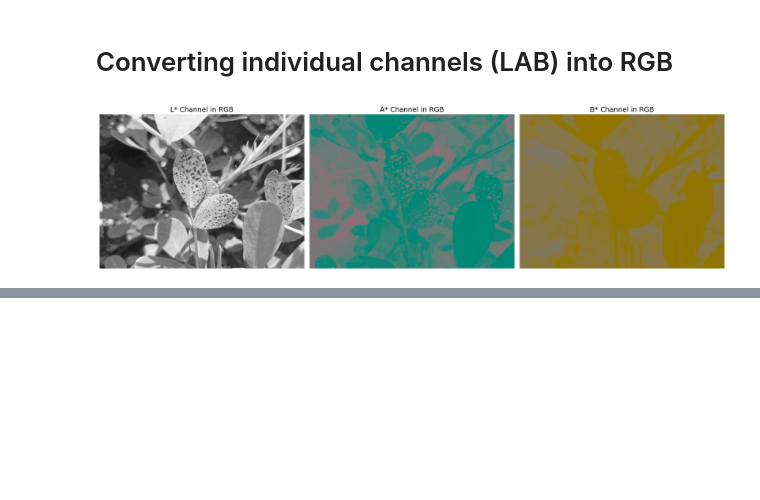
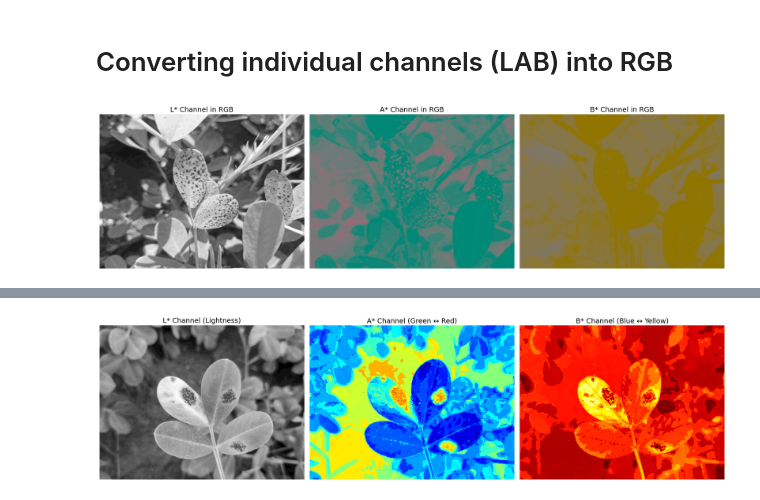
Before and after one commit to sap-tarshi-ghosh/Image-Processing-Tutorial, a Jupyter notebook: code/channel_visualization.ipynb, the cells around one changed output, grey strips where cells are left out. Cells and saved outputs as stored; diff of their text form; code cells hidden in the pictures; blank space fills up the shorter version.

Commit message:
Channel Normalization Pseudocolor (False Color) Mapping

```diff
--- a/code/channel_visualization.ipynb
+++ b/code/channel_visualization.ipynb
@@ -249,0 +260,88 @@ plt.show()
+# %%
+# ============================================================
+# PROFESSIONAL LAB CHANNEL VISUALIZATION
+# ============================================================
+
+import cv2
+import numpy as np
+import matplotlib.pyplot as plt
+
+
+# ============================================================
+# READ IMAGE
+# ============================================================
+
+image_path = "/content/Alternaria Leaf Spot (2).jpg"
+
+bgr_image = cv2.imread(image_path)
+
+if bgr_image is None:
+    raise FileNotFoundError("Image not found.")
+
+rgb_image = cv2.cvtColor(bgr_image, cv2.COLOR_BGR2RGB)
+
+
+# ============================================================
+# RGB -> LAB
+# ============================================================
+
+lab_image = cv2.cvtColor(rgb_image, cv2.COLOR_RGB2LAB)
+
+L, A, B = cv2.split(lab_image)
+
+
+# ============================================================
+# NORMALIZE CHANNELS
+# ============================================================
+
+L_norm = cv2.normalize(L, None, 0, 255, cv2.NORM_MINMAX)
+A_norm = cv2.normalize(A, None, 0, 255, cv2.NORM_MINMAX)
+B_norm = cv2.normalize(B, None, 0, 255, cv2.NORM_MINMAX)
+
+
+# ============================================================
+# APPLY COLORMAPS
+# ============================================================
+
+A_color = cv2.applyColorMap(A_norm, cv2.COLORMAP_JET)
+B_color = cv2.applyColorMap(B_norm, cv2.COLORMAP_HOT)
+
+# Convert BGR -> RGB for matplotlib
+A_color = cv2.cvtColor(A_color, cv2.COLOR_BGR2RGB)
+B_color = cv2.cvtColor(B_color, cv2.COLOR_BGR2RGB)
+
+
+# ============================================================
+# DISPLAY RESULTS
+# ============================================================
+
+plt.figure(figsize=(18, 6))
+
+# ------------------------------------------------------------
+# L CHANNEL
+# ------------------------------------------------------------
+plt.subplot(1, 3, 1)
+plt.imshow(L_norm, cmap='gray')
+plt.title("L* Channel (Lightness)", fontsize=14)
+plt.axis("off")
+
+# ------------------------------------------------------------
+# A CHANNEL
+# ------------------------------------------------------------
+plt.subplot(1, 3, 2)
+plt.imshow(A_color)
+plt.title("A* Channel (Green ↔ Red)", fontsize=14)
+plt.axis("off")
+
+# ------------------------------------------------------------
+# B CHANNEL
+# ------------------------------------------------------------
+plt.subplot(1, 3, 3)
+plt.imshow(B_color)
+plt.title("B* Channel (Blue ↔ Yellow)", fontsize=14)
+plt.axis("off")
+
+plt.tight_layout()
+plt.show()
+# %% [output]
+[figure, added]
```
Also changed, not shown: parts of 2 cells of this notebook.
